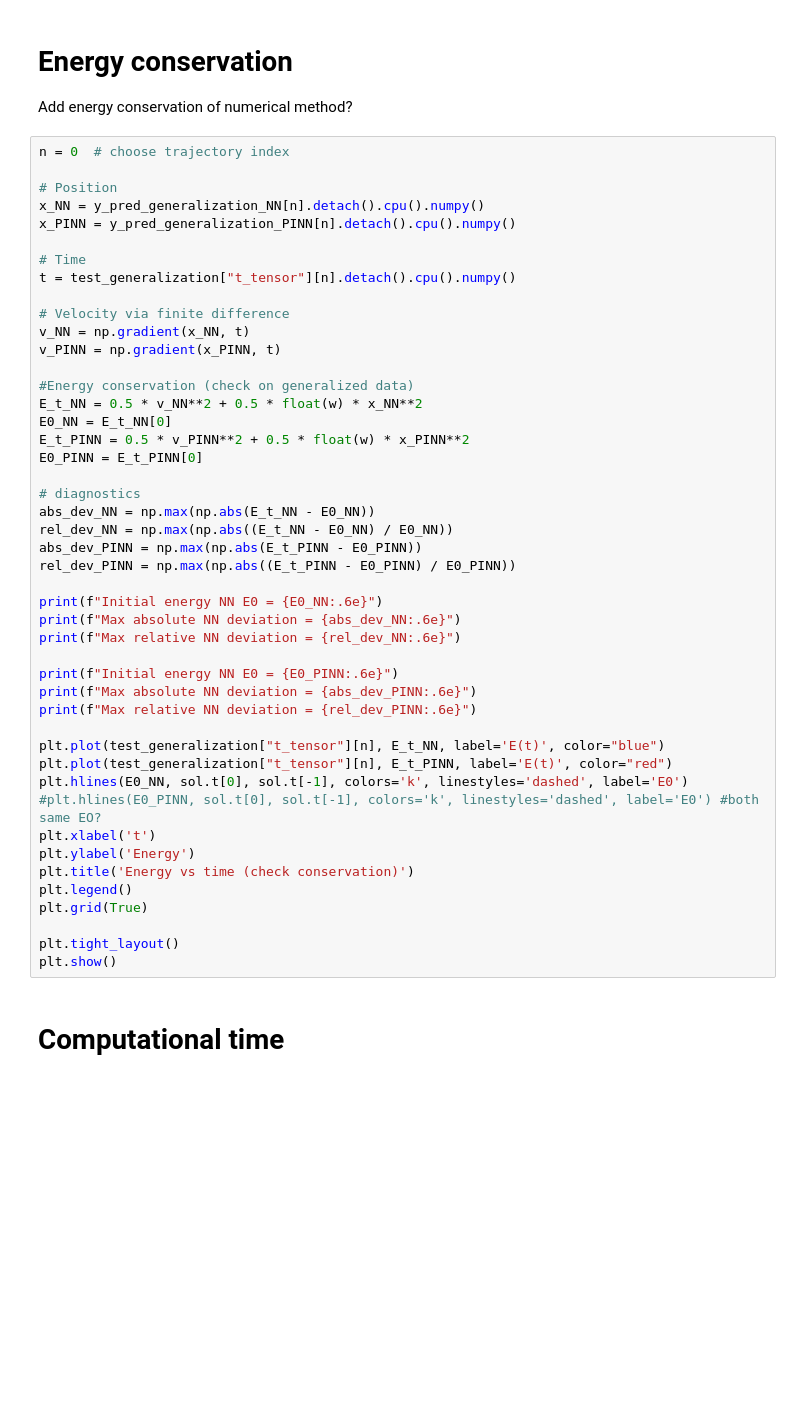
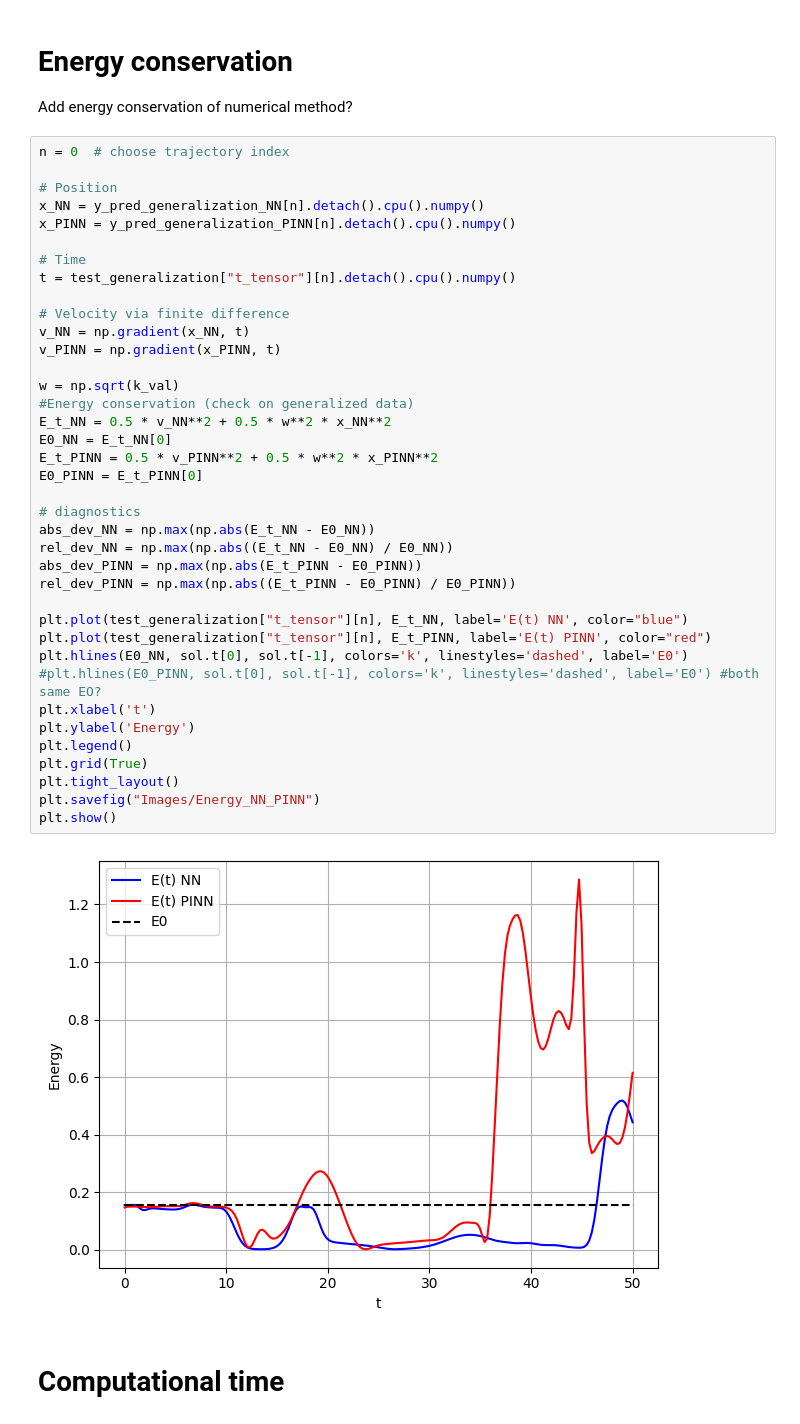
Before and after one commit to gvansan/Machine-learning-project, a Jupyter notebook: Compare_NN_PINN.ipynb, the cells around one changed output. Drawn from its saved outputs; the diff is of its cells as text; blank space fills up the shorter version.

```diff
--- a/Compare_NN_PINN.ipynb
+++ b/Compare_NN_PINN.ipynb
@@ -381,47 +426,41 @@ n = 0  # choose trajectory index
 
 # Position
 x_NN = y_pred_generalization_NN[n].detach().cpu().numpy()
 x_PINN = y_pred_generalization_PINN[n].detach().cpu().numpy()
 
 # Time
 t = test_generalization["t_tensor"][n].detach().cpu().numpy()
 
 # Velocity via finite difference
 v_NN = np.gradient(x_NN, t)
 v_PINN = np.gradient(x_PINN, t)
 
+w = np.sqrt(k_val)
 #Energy conservation (check on generalized data)
-E_t_NN = 0.5 * v_NN**2 + 0.5 * float(w) * x_NN**2
+E_t_NN = 0.5 * v_NN**2 + 0.5 * w**2 * x_NN**2
 E0_NN = E_t_NN[0]
-E_t_PINN = 0.5 * v_PINN**2 + 0.5 * float(w) * x_PINN**2
+E_t_PINN = 0.5 * v_PINN**2 + 0.5 * w**2 * x_PINN**2
 E0_PINN = E_t_PINN[0]
 
 # diagnostics
 abs_dev_NN = np.max(np.abs(E_t_NN - E0_NN))
 rel_dev_NN = np.max(np.abs((E_t_NN - E0_NN) / E0_NN))
 abs_dev_PINN = np.max(np.abs(E_t_PINN - E0_PINN))
 rel_dev_PINN = np.max(np.abs((E_t_PINN - E0_PINN) / E0_PINN))
 
-print(f"Initial energy NN E0 = {E0_NN:.6e}")
-print(f"Max absolute NN deviation = {abs_dev_NN:.6e}")
-print(f"Max relative NN deviation = {rel_dev_NN:.6e}")
-
-print(f"Initial energy NN E0 = {E0_PINN:.6e}")
-print(f"Max absolute NN deviation = {abs_dev_PINN:.6e}")
-print(f"Max relative NN deviation = {rel_dev_PINN:.6e}")
-
-plt.plot(test_generalization["t_tensor"][n], E_t_NN, label='E(t)', color="blue")
-plt.plot(test_generalization["t_tensor"][n], E_t_PINN, label='E(t)', color="red")
+plt.plot(test_generalization["t_tensor"][n], E_t_NN, label='E(t) NN', color="blue")
+plt.plot(test_generalization["t_tensor"][n], E_t_PINN, label='E(t) PINN', color="red")
 plt.hlines(E0_NN, sol.t[0], sol.t[-1], colors='k', linestyles='dashed', label='E0')
 #plt.hlines(E0_PINN, sol.t[0], sol.t[-1], colors='k', linestyles='dashed', label='E0') #both same EO?
 plt.xlabel('t')
 plt.ylabel('Energy')
-plt.title('Energy vs time (check conservation)')
 plt.legend()
 plt.grid(True)
-
 plt.tight_layout()
+plt.savefig("Images/Energy_NN_PINN")
 plt.show()
+# %% [output]
+[figure, added]
 # %% [markdown]
 # Computational time
 # %%
```
Also changed, not shown: parts of 9 cells of this notebook, 7 other files.
